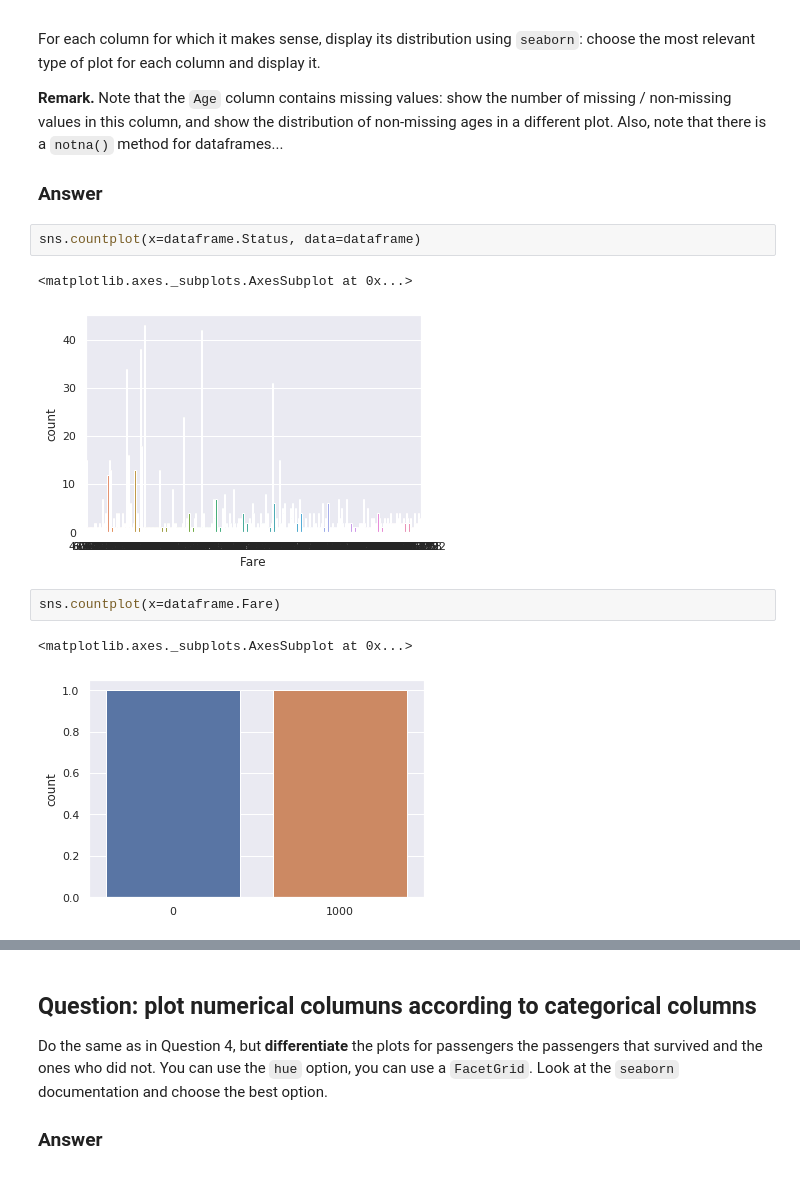
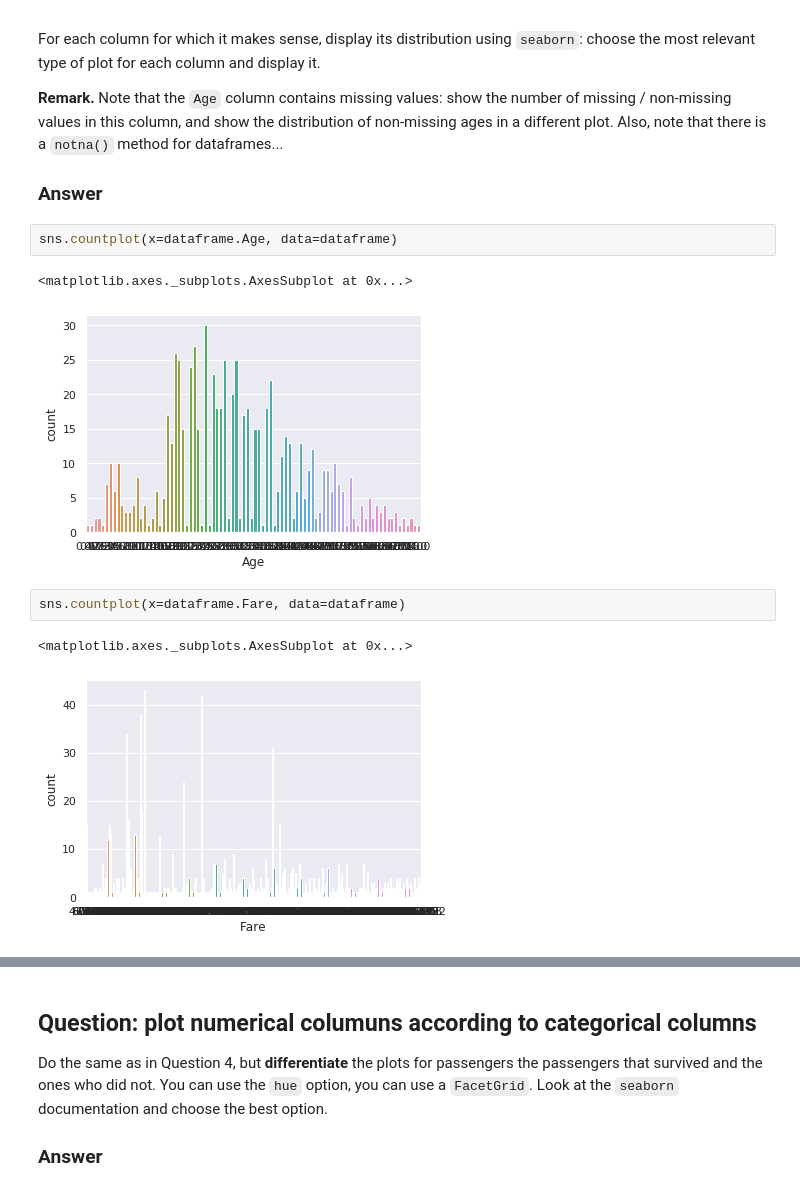
Before and after one commit to gtordjma/huynh_tordjman, a Jupyter notebook: Devoir_1/homework01.ipynb, the cells around one changed output, grey strips where cells are left out. Cells and saved outputs as stored; diff of their text form.

```diff
--- a/Devoir_1/homework01.ipynb
+++ b/Devoir_1/homework01.ipynb
@@ -436,13 +392,13 @@ Also, note that there is a `notna()` method for dataframes...
 
 ### Answer
 # %%
-sns.countplot(x=dataframe.Status, data=dataframe)
+sns.countplot(x=dataframe.Age, data=dataframe)
 # %% [output]
 <matplotlib.axes._subplots.AxesSubplot at 0x...>
-[figure, old version]
+[figure, new version]
 # %%
-sns.countplot(x=dataframe.Fare)
+sns.countplot(x=dataframe.Fare, data=dataframe)
 # %% [output]
 <matplotlib.axes._subplots.AxesSubplot at 0x...>
-[figure, old version]
+[figure, new version]
 # %%
```
Also changed, not shown: parts of 19 cells of this notebook.
